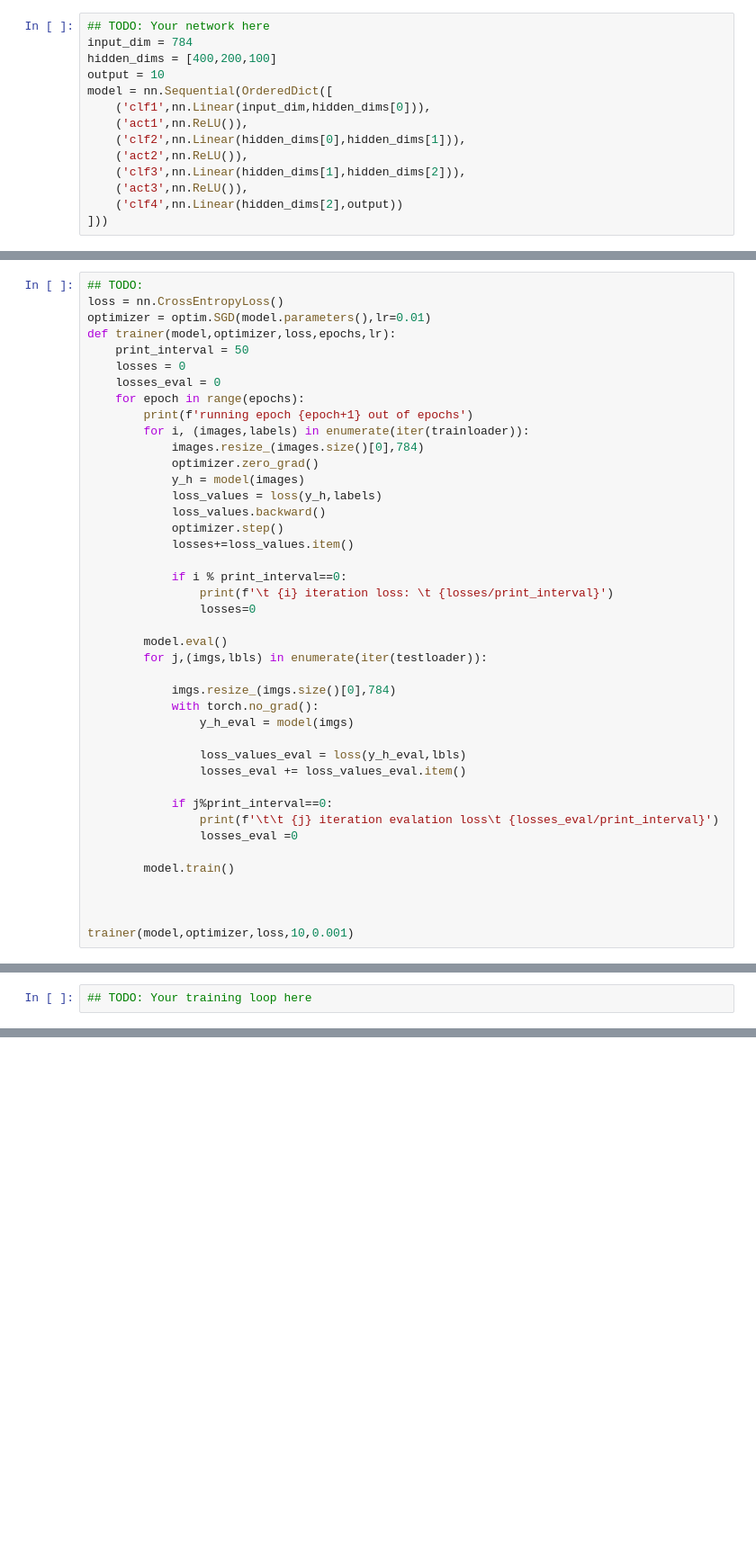
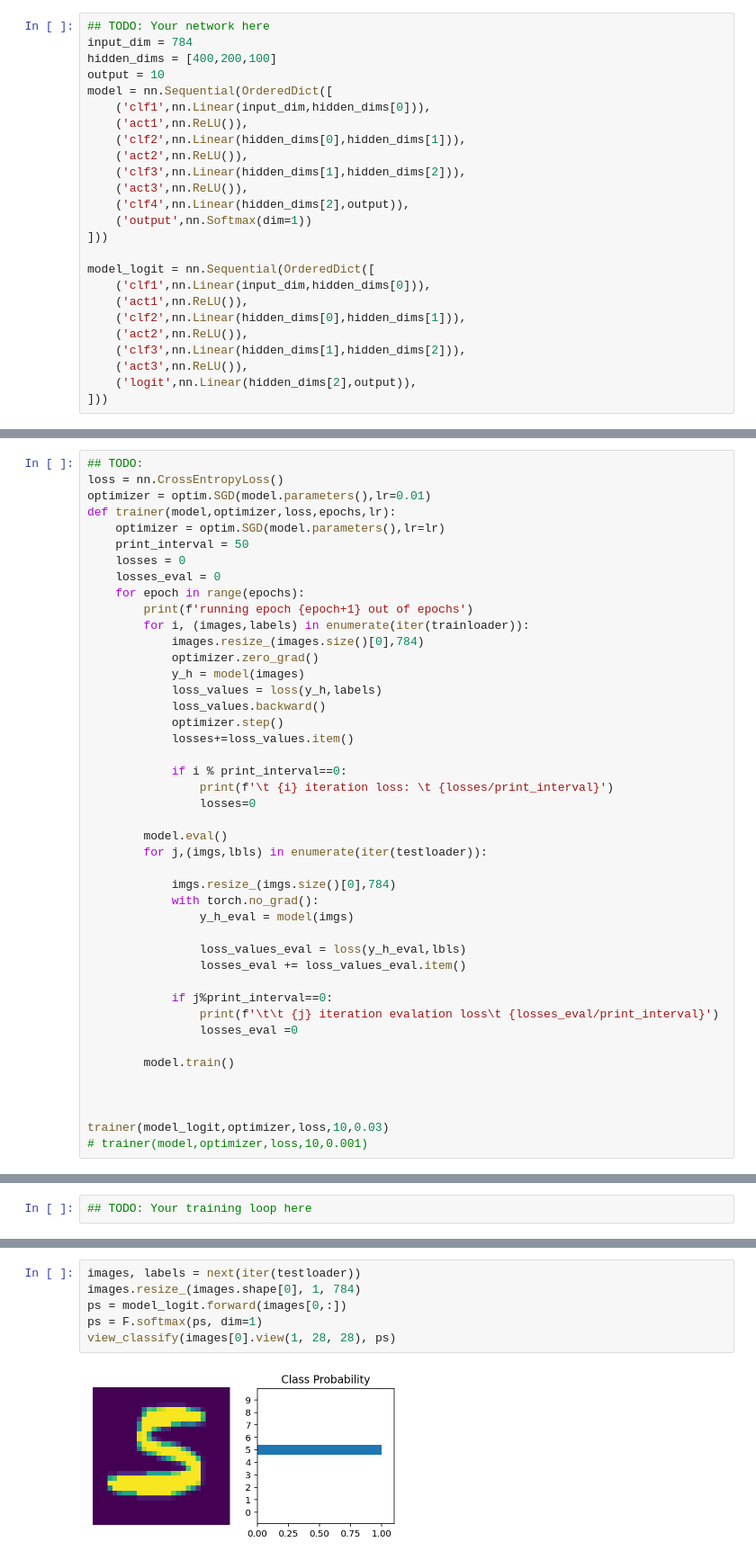
Before and after one commit to S-Alikhonov/AI_ML, a Jupyter notebook: Chapter 3/01. MLP Muliclass classification (MNIST)/4.3 Pytorch MNIST - Exercise.ipynb, the cells around one changed output, grey strips where cells are left out. Shown: that part at 90% size. Cells and saved outputs as stored; diff of their text form; blank space fills up the shorter version.

```diff
--- a/Chapter 3/01. MLP Muliclass classification (MNIST)/4.3 Pytorch MNIST - Exercise.ipynb
+++ b/Chapter 3/01. MLP Muliclass classification (MNIST)/4.3 Pytorch MNIST - Exercise.ipynb
@@ -442,8 +536,19 @@ model = nn.Sequential(OrderedDict([
     ('act2',nn.ReLU()),
     ('clf3',nn.Linear(hidden_dims[1],hidden_dims[2])),
     ('act3',nn.ReLU()),
-    ('clf4',nn.Linear(hidden_dims[2],output))
+    ('clf4',nn.Linear(hidden_dims[2],output)),
+    ('output',nn.Softmax(dim=1))
 ]))
+
+model_logit = nn.Sequential(OrderedDict([
+    ('clf1',nn.Linear(input_dim,hidden_dims[0])),
+    ('act1',nn.ReLU()),
+    ('clf2',nn.Linear(hidden_dims[0],hidden_dims[1])),
+    ('act2',nn.ReLU()),
+    ('clf3',nn.Linear(hidden_dims[1],hidden_dims[2])),
+    ('act3',nn.ReLU()),
+    ('logit',nn.Linear(hidden_dims[2],output)),
+]))
 # %%
 transform = transforms.Compose([transforms.ToTensor(),transforms.Normalize((0.5),(0.5))])
 trainset = datasets.MNIST('MNIST_sets/',download=True,train=True,transform=transform)
@@ -496,6 +601,7 @@ view_classify(images[0].view(1, 28, 28), ps)
 loss = nn.CrossEntropyLoss()
 optimizer = optim.SGD(model.parameters(),lr=0.01)
 def trainer(model,optimizer,loss,epochs,lr):
+    optimizer = optim.SGD(model.parameters(),lr=lr)
     print_interval = 50
     losses = 0
     losses_eval = 0
@@ -532,4 +638,5 @@ def trainer(model,optimizer,loss,epochs,lr):
 
 
 
-trainer(model,optimizer,loss,10,0.001)
+trainer(model_logit,optimizer,loss,10,0.03)
+# trainer(model,optimizer,loss,10,0.001)
@@ -636,0 +738,8 @@ validation loss:         0.152031809091568
+# %%
+images, labels = next(iter(testloader))
+images.resize_(images.shape[0], 1, 784)
+ps = model_logit.forward(images[0,:])
+ps = F.softmax(ps, dim=1)
+view_classify(images[0].view(1, 28, 28), ps)
+# %% [output]
+[figure, added]
```
Also changed, not shown: parts of 21 cells of this notebook.
